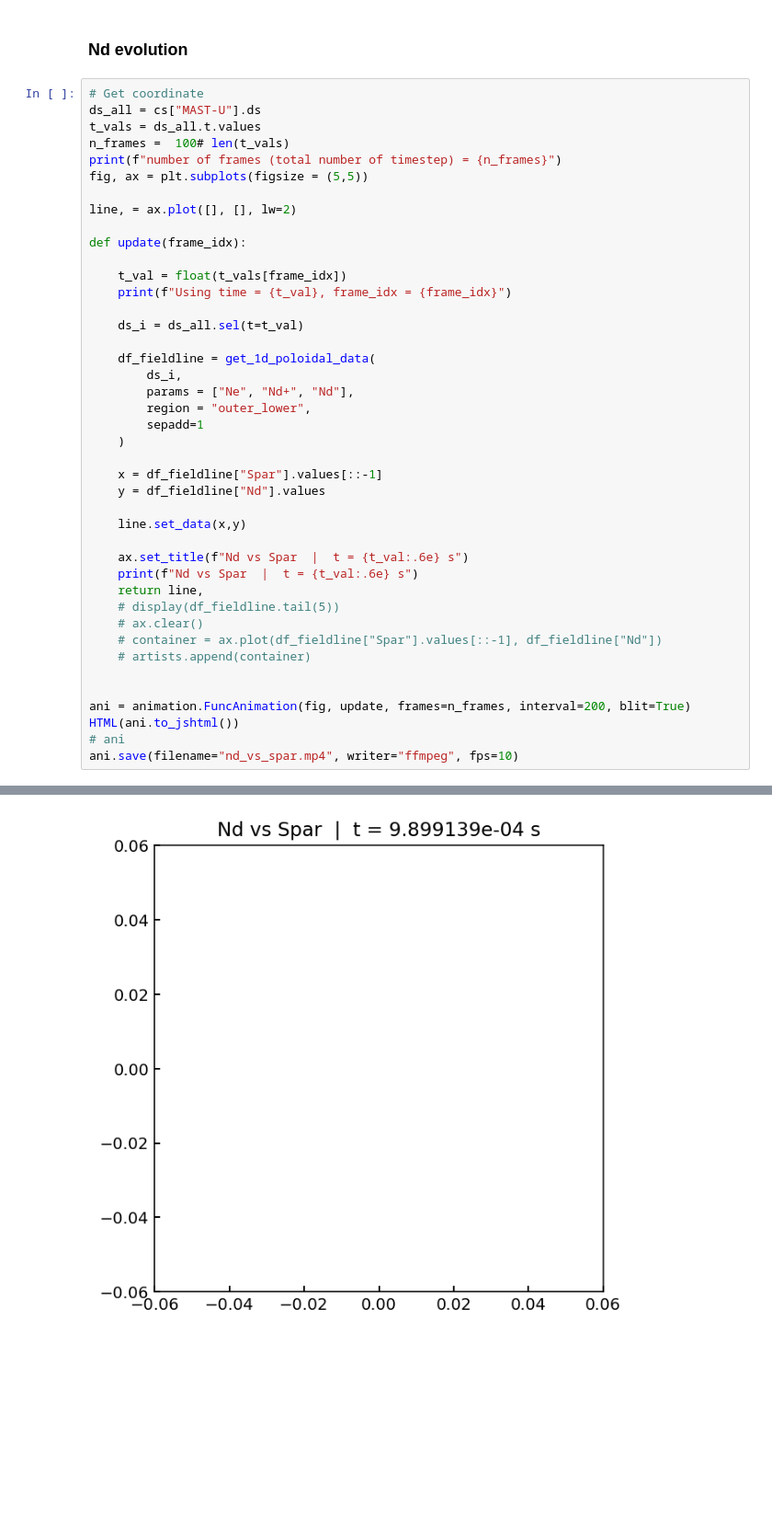
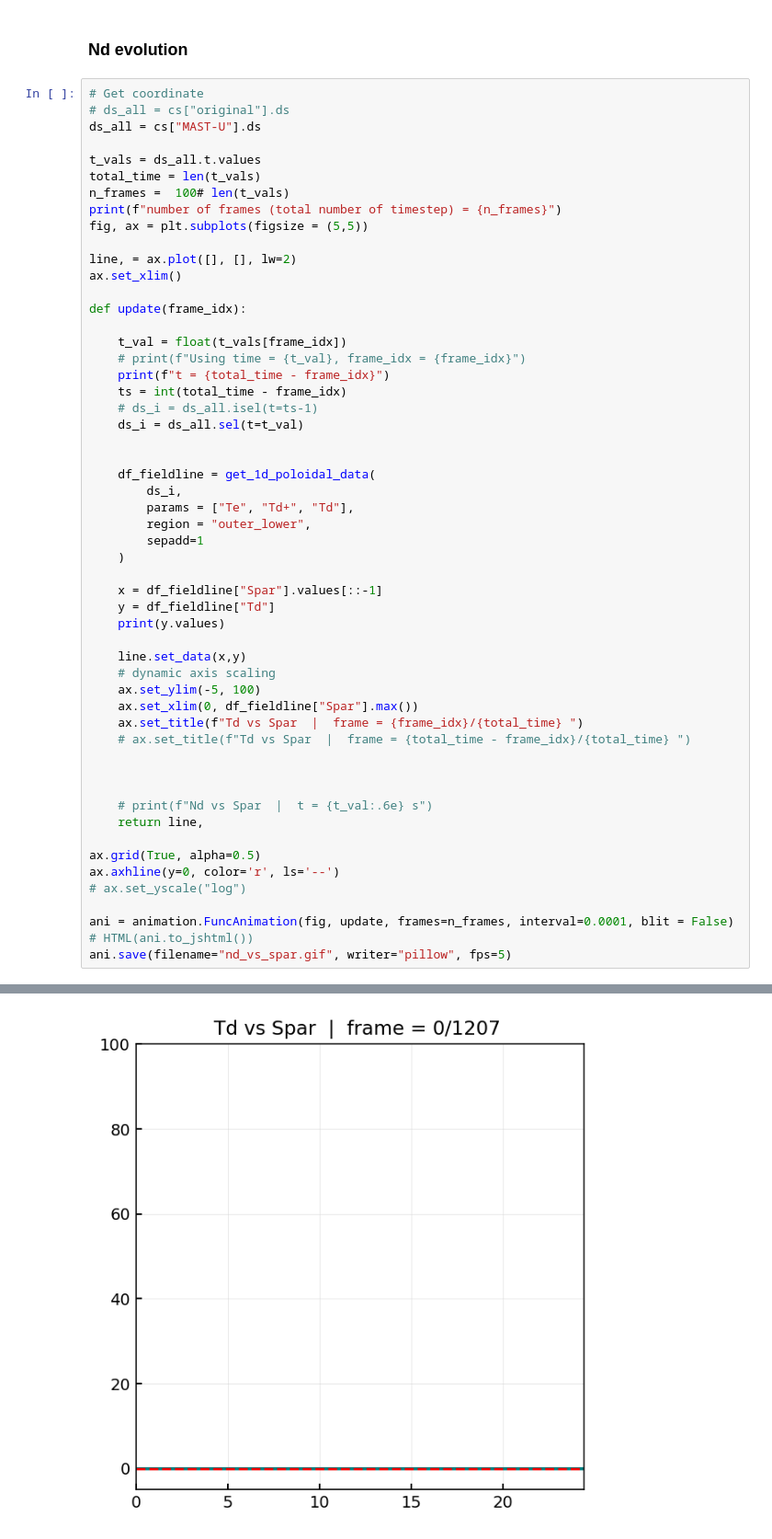
Before and after one commit to sun51027/hermes3-2dplots, a Jupyter notebook: plot_animation.ipynb, the cells around one changed output, grey strips where cells are left out. Shown: that part at 92% size. Drawn from its saved outputs; the diff is of its cells as text; blank space fills up the shorter version.

```diff
--- a/plot_animation.ipynb
+++ b/plot_animation.ipynb
@@ -62,45 +63,57 @@ Unnormalising with xHermes
 ### Nd evolution
 # %%
 # Get coordinate
+# ds_all = cs["original"].ds
 ds_all = cs["MAST-U"].ds
+
 t_vals = ds_all.t.values
+total_time = len(t_vals)
 n_frames =  100# len(t_vals)
 print(f"number of frames (total number of timestep) = {n_frames}")
 fig, ax = plt.subplots(figsize = (5,5))
 
 line, = ax.plot([], [], lw=2)
+ax.set_xlim()
 
 def update(frame_idx):
 
     t_val = float(t_vals[frame_idx])
-    print(f"Using time = {t_val}, frame_idx = {frame_idx}")
+    # print(f"Using time = {t_val}, frame_idx = {frame_idx}")
+    print(f"t = {total_time - frame_idx}")
+    ts = int(total_time - frame_idx)
+    # ds_i = ds_all.isel(t=ts-1)
+    ds_i = ds_all.sel(t=t_val)
 
-    ds_i = ds_all.sel(t=t_val)
 
     df_fieldline = get_1d_poloidal_data(
         ds_i,
-        params = ["Ne", "Nd+", "Nd"],
+        params = ["Te", "Td+", "Td"],
         region = "outer_lower",
         sepadd=1
     )
 
     x = df_fieldline["Spar"].values[::-1]
-    y = df_fieldline["Nd"].values
+    y = df_fieldline["Td"]
+    print(y.values)
 
     line.set_data(x,y)
-
-    ax.set_title(f"Nd vs Spar  |  t = {t_val:.6e} s")
-    print(f"Nd vs Spar  |  t = {t_val:.6e} s")
-    return line,
-    # display(df_fieldline.tail(5))
-    # ax.clear()
-    # container = ax.plot(df_fieldline["Spar"].values[::-1], df_fieldline["Nd"])
-    # artists.append(container)
+    # dynamic axis scaling
+    ax.set_ylim(-5, 100)
+    ax.set_xlim(0, df_fieldline["Spar"].max())
+    ax.set_title(f"Td vs Spar  |  frame = {frame_idx}/{total_time} ")
+    # ax.set_title(f"Td vs Spar  |  frame = {total_time - frame_idx}/{total_time} ")
 
 
-ani = animation.FuncAnimation(fig, update, frames=n_frames, interval=200, blit=True)
-HTML(ani.to_jshtml())
-# ani
-ani.save(filename="nd_vs_spar.mp4", writer="ffmpeg", fps=10)
+
+    # print(f"Nd vs Spar  |  t = {t_val:.6e} s")
+    return line,
+
+ax.grid(True, alpha=0.5)
+ax.axhline(y=0, color='r', ls='--')
+# ax.set_yscale("log")
+
+ani = animation.FuncAnimation(fig, update, frames=n_frames, interval=0.0001, blit = False)
+# HTML(ani.to_jshtml())
+ani.save(filename="nd_vs_spar.gif", writer="pillow", fps=5)
 # %% [output]
 number of frames (total number of timestep) = 100
@@ -142 +136 @@ ValueError: unknown file extension: .mp4
-[figure, old version]
+[figure, new version]
```
Also changed, not shown: parts of 11 cells of this notebook, 1 other file.
